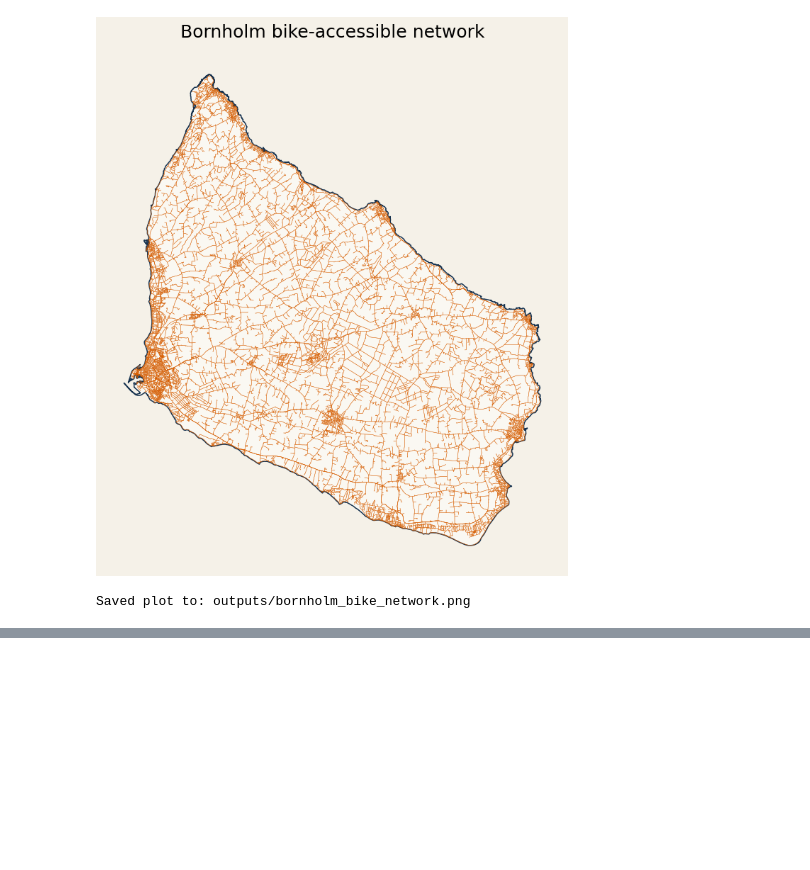
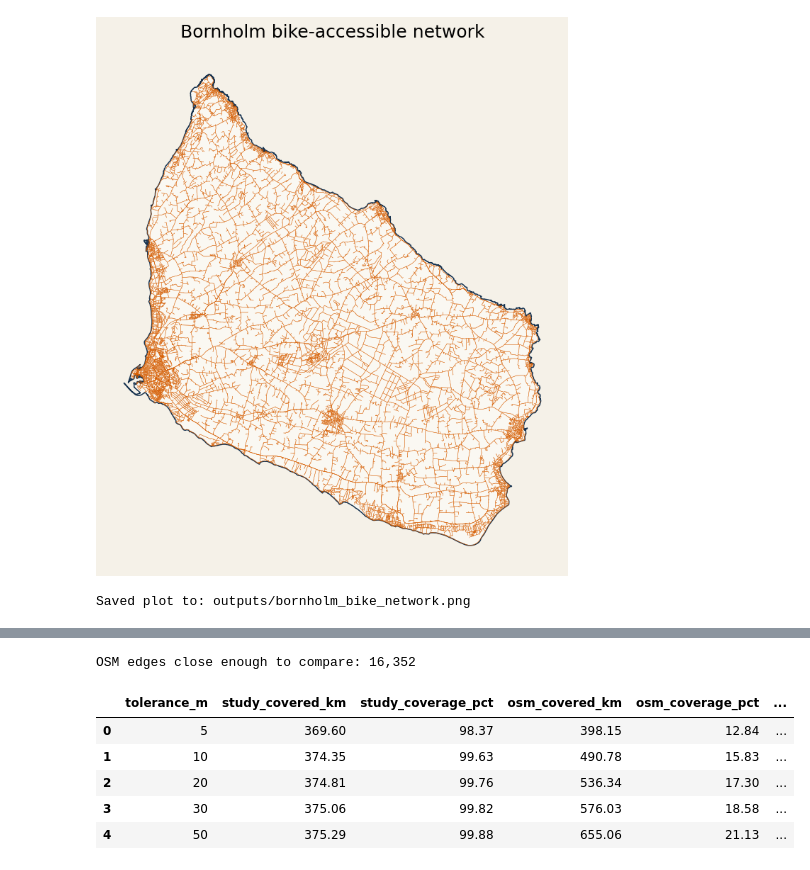
Before and after one commit to AstridArh/bike_safety, a Jupyter notebook: osm_data_exploration/bike_network.ipynb, the cells around one changed output, grey strips where cells are left out. Saved outputs shown, nothing was run; the diff lists cells and outputs as text; code cells hidden in the pictures; blank space fills up the shorter version.

```diff
--- a/osm_data_exploration/bike_network.ipynb
+++ b/osm_data_exploration/bike_network.ipynb
@@ -186,0 +383,52 @@ Saved plot to: outputs/bornholm_bike_network.png
+# %%
+# Use spatial indexes so the full-island comparison remains fast.
+nearest_node_matches = gpd.sjoin_nearest(
+    study_nodes[["geometry"]],
+    osm_edges[["geometry"]],
+    how="left",
+    distance_col="distance_to_osm_m",
+)
+study_nodes["distance_to_osm_m"] = (
+    nearest_node_matches.groupby(level=0)["distance_to_osm_m"].min()
+)
+
+# Only OSM edges close enough to possibly overlap the study network are
+# needed for the numerators. The denominator still uses all OSM linework.
+maximum_buffer = study_network.buffer(max(TOLERANCES_M))
+candidate_positions = osm_edges.sindex.query(maximum_buffer, predicate="intersects")
+osm_edges_near_study = osm_edges.iloc[np.unique(candidate_positions)].copy()
+osm_near_study_network = shapely.union_all(osm_edges_near_study.geometry.array)
+print(f"OSM edges close enough to compare: {len(osm_edges_near_study):,}")
+
+overlap_rows = []
+for tolerance_m in TOLERANCES_M:
+    osm_buffer = osm_near_study_network.buffer(tolerance_m)
+    study_buffer = study_network.buffer(tolerance_m)
+
+    study_covered_m = study_network.intersection(osm_buffer).length
+    osm_covered_m = osm_near_study_network.intersection(study_buffer).length
+    nodes_covered = int((study_nodes["distance_to_osm_m"] <= tolerance_m).sum())
+
+    overlap_rows.append(
+        {
+            "tolerance_m": tolerance_m,
+            "study_covered_km": study_covered_m / 1000,
+            "study_coverage_pct": 100 * study_covered_m / study_length_m,
+            "osm_covered_km": osm_covered_m / 1000,
+            "osm_coverage_pct": 100 * osm_covered_m / osm_length_m,
+            "study_nodes_near_osm": nodes_covered,
+            "study_node_coverage_pct": 100 * nodes_covered / len(study_nodes),
+        }
+    )
+
+overlap = pd.DataFrame(overlap_rows)
+overlap.to_csv(OUTPUT_DIR / "overlap_by_tolerance.csv", index=False)
+display(overlap.round(2))
+# %% [output]
+OSM edges close enough to compare: 16,352
+|  | tolerance_m | study_covered_km | study_coverage_pct | osm_covered_km | osm_coverage_pct | ... |
+| 0 | 5 | 369.60 | 98.37 | 398.15 | 12.84 | ... |
+| 1 | 10 | 374.35 | 99.63 | 490.78 | 15.83 | ... |
+| 2 | 20 | 374.81 | 99.76 | 536.34 | 17.30 | ... |
+| 3 | 30 | 375.06 | 99.82 | 576.03 | 18.58 | ... |
+| 4 | 50 | 375.29 | 99.88 | 655.06 | 21.13 | ... |
```
Also changed, not shown: parts of 16 cells of this notebook, 8 other files.
